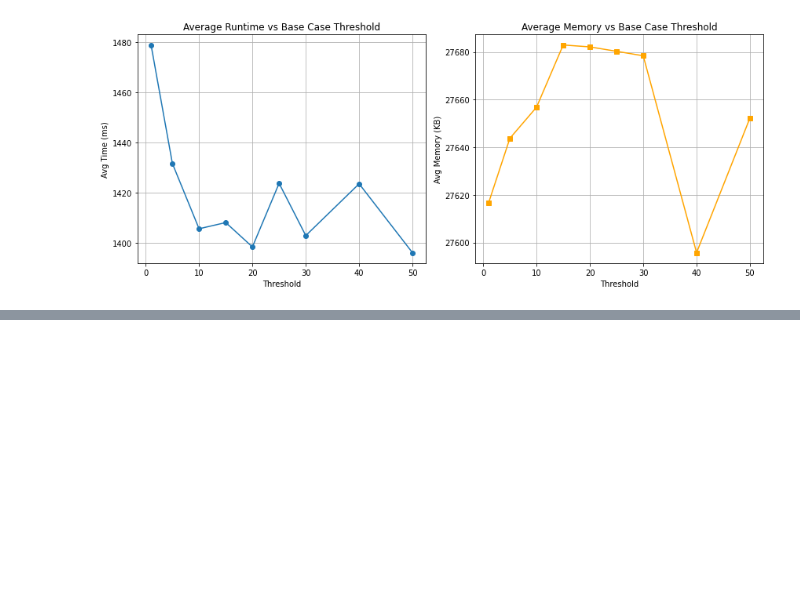
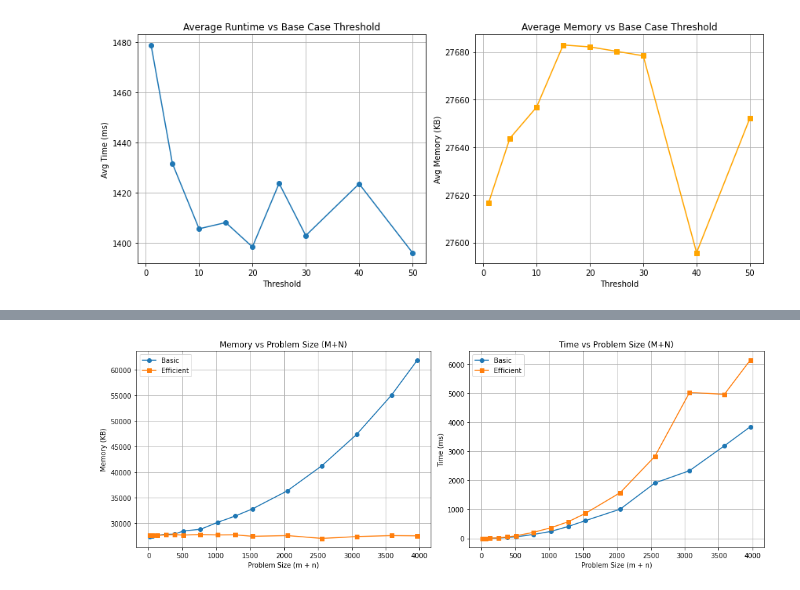
Before and after one commit to yashgawankar/Sequence-Alignment, a Jupyter notebook: test.ipynb, the cells around one changed output, grey strips where cells are left out. Cells and saved outputs as stored; diff of their text form; code cells hidden in the pictures; blank space fills up the shorter version.

Commit message:
Final comparisons and graphs

```diff
--- a/test.ipynb
+++ b/test.ipynb
@@ -294,0 +384,31 @@ in9.txt              ✅ Time: 633.1 ms | Mem: 27880.0 KB | Cost: 19116
+# %%
+# Sort all lists by problem_sizes
+combined = sorted(zip(problem_sizes, time_basic, time_eff, mem_basic, mem_eff))
+problem_sizes, time_basic, time_eff, mem_basic, mem_eff = map(list, zip(*combined))
+# %%
+plt.figure(figsize=(14, 5))
+
+# Memory Plot
+plt.subplot(1, 2, 1)
+plt.plot(problem_sizes, mem_basic, marker='o', label="Basic")
+plt.plot(problem_sizes, mem_eff, marker='s', label="Efficient")
+plt.title("Memory vs Problem Size (M+N)")
+plt.xlabel("Problem Size (m + n)")
+plt.ylabel("Memory (KB)")
+plt.legend()
+plt.grid(True)
+
+# Time Plot
+plt.subplot(1, 2, 2)
+plt.plot(problem_sizes, time_basic, marker='o', label="Basic")
+plt.plot(problem_sizes, time_eff, marker='s', label="Efficient")
+plt.title("Time vs Problem Size (M+N)")
+plt.xlabel("Problem Size (m + n)")
+plt.ylabel("Time (ms)")
+plt.legend()
+plt.grid(True)
+
+plt.tight_layout()
+plt.show()
+# %% [output]
+[figure, added]
```
Also changed, not shown: parts of 1 cell of this notebook, 2 other files.
